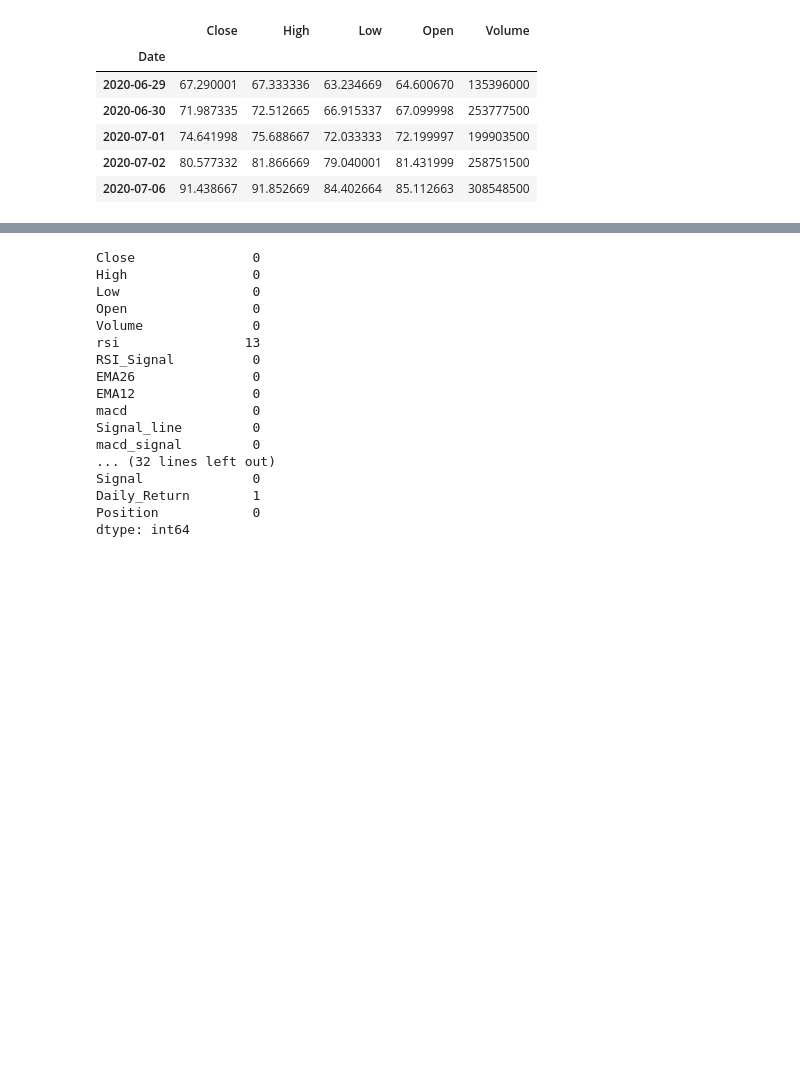
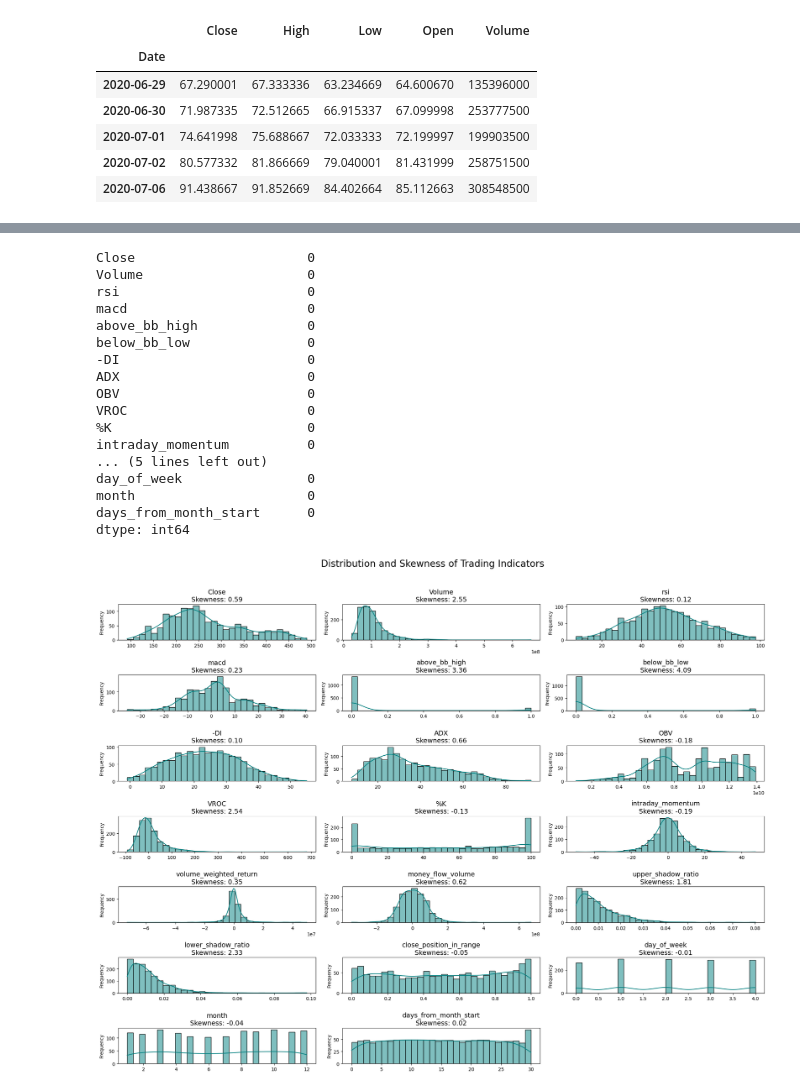
Before and after one commit to PJ779/Financial_Analysis, a Jupyter notebook: notebooks/03_feature_engineering.ipynb, the cells around one changed output, grey strips where cells are left out. Saved outputs shown, nothing was run; the diff lists cells and outputs as text; code cells hidden in the pictures; blank space fills up the shorter version.

```diff
--- a/notebooks/03_feature_engineering.ipynb
+++ b/notebooks/03_feature_engineering.ipynb
@@ -74,20 +182,21 @@ df.describe()
 # %%
+df.dropna(inplace=True)
 df.isna().sum()
 # %% [output]
-Close               0
-High                0
-Low                 0
-Open                0
-Volume              0
-rsi                13
-RSI_Signal          0
-EMA26               0
-EMA12               0
-macd                0
-Signal_line         0
-macd_signal         0
-... (32 lines left out)
-Signal              0
-Daily_Return        1
-Position            0
+Close                      0
+Volume                     0
+rsi                        0
+macd                       0
+above_bb_high              0
+below_bb_low               0
+-DI                        0
+ADX                        0
+OBV                        0
+VROC                       0
+%K                         0
+intraday_momentum          0
+... (5 lines left out)
+day_of_week                0
+month                      0
+days_from_month_start      0
 dtype: int64
@@ -95,0 +203,24 @@ df.to_csv(VISUALIZATION_DATA / "tesla_features.csv")
+# %%
+plt.figure(figsize=(20, 15))
+plt.suptitle('Distribution and Skewness of Trading Indicators', fontsize=20, y=1.02)
+
+n_cols = 3
+n_rows = -(-len(df.columns) // n_cols)
+
+for i, col in enumerate(df.columns):
+    plt.subplot(n_rows, n_cols, i + 1)
+
+    # Plotting the histogram
+    sns.histplot(df[col].dropna(), kde=True, color='teal', bins=30)
+
+    # Calculating skewness
+    skew_val = df[col].skew()
+
+    plt.title(f'{col}\nSkewness: {skew_val:.2f}', fontsize=14)
+    plt.xlabel('')
+    plt.ylabel('Frequency')
+
+plt.tight_layout()
+plt.show()
+# %% [output]
+[figure, added]
```
Also changed, not shown: parts of 20 cells of this notebook, 10 other files.
